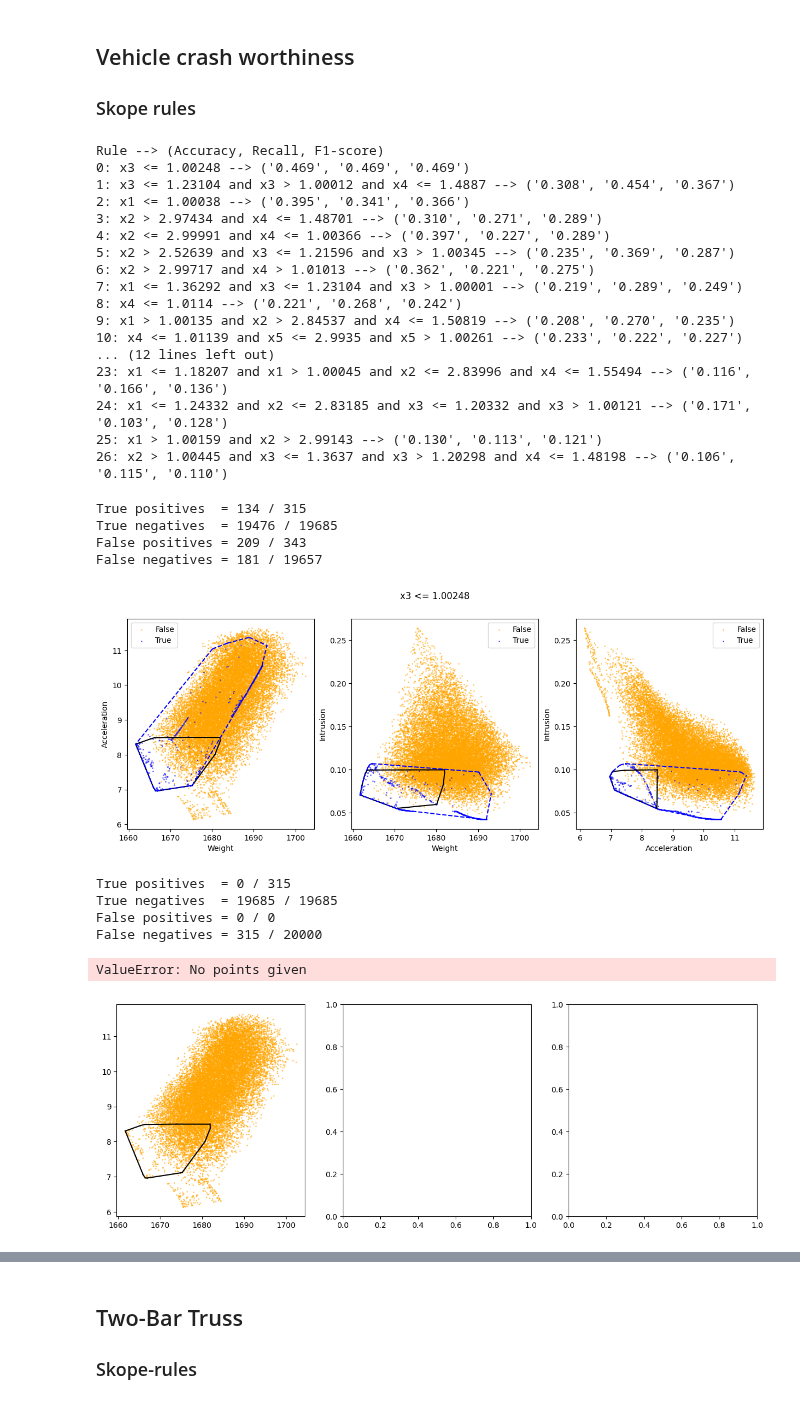
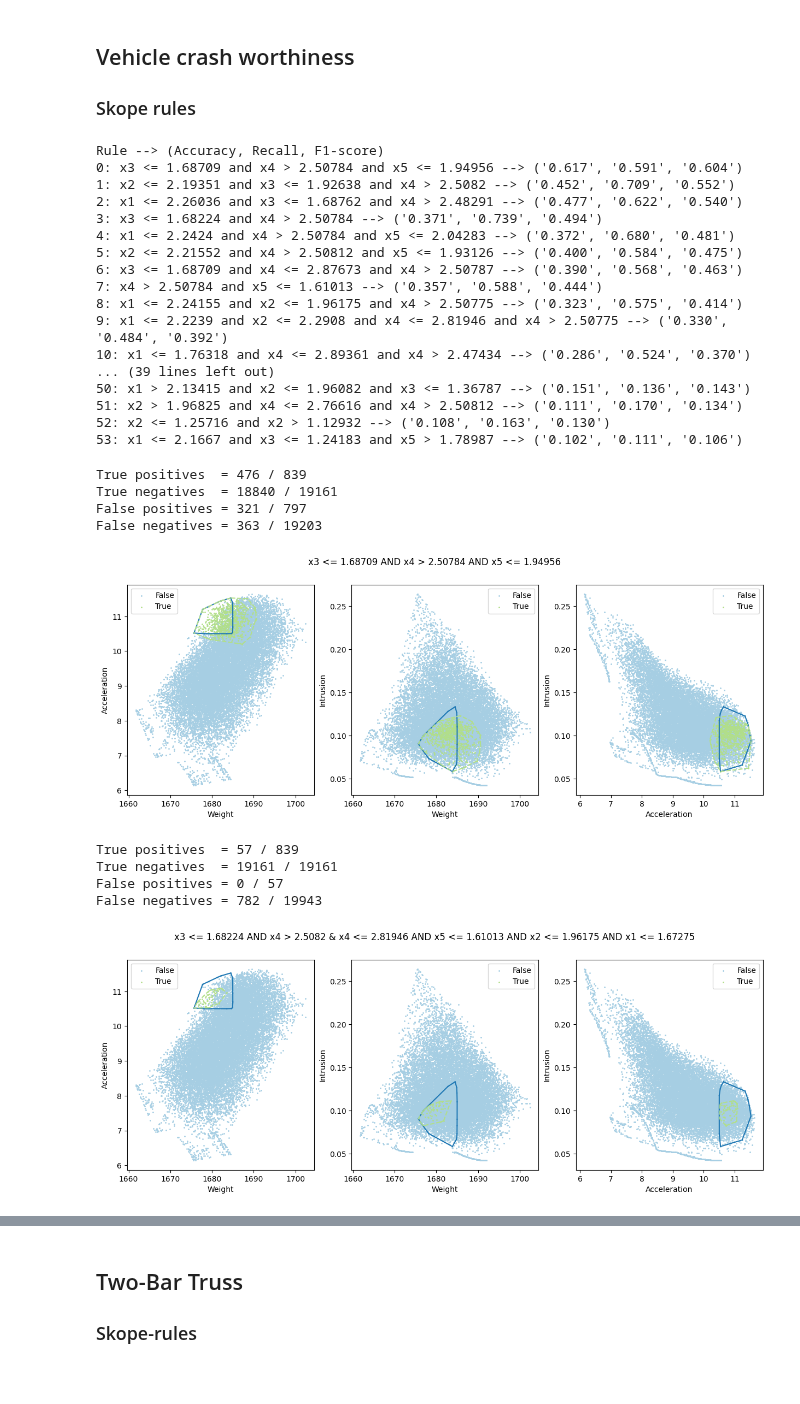
Before and after one commit to gialmisi/xaimoo-experiments, a Jupyter notebook: notebooks/Rule_showcase.ipynb, the cells around one changed output, grey strips where cells are left out. Cells and saved outputs as stored; diff of their text form; code cells hidden in the pictures.

Commit message:
Fixed bug with the contours of the rules.

```diff
--- a/notebooks/Rule_showcase.ipynb
+++ b/notebooks/Rule_showcase.ipynb
@@ -25,7 +25,7 @@ def plot_helper(rules, to_consider, df, obj_names, target_category):
 # %%
 df_crash, var_names, obj_names = label_vehicle_crash("../data/VehicleCrash.csv")
 
-target_category = 1
+target_category = 3
 
 skope_kwargs = {"max_depth": range(1, (len(var_names) + 1)*2),
                 "precision_min": 0.1,
@@ -42,36 +42,37 @@ classifier = train_skope_rules(df_crash, var_names, target_category, classifier_
 rules = index_rules(explain_skope_rules(classifier))
 # %% [output]
 Rule --> (Accuracy, Recall, F1-score)
-0: x3 <= 1.00248 --> ('0.469', '0.469', '0.469')
-1: x3 <= 1.23104 and x3 > 1.00012 and x4 <= 1.4887 --> ('0.308', '0.454', '0.367')
-2: x1 <= 1.00038 --> ('0.395', '0.341', '0.366')
-3: x2 > 2.97434 and x4 <= 1.48701 --> ('0.310', '0.271', '0.289')
-4: x2 <= 2.99991 and x4 <= 1.00366 --> ('0.397', '0.227', '0.289')
-5: x2 > 2.52639 and x3 <= 1.21596 and x3 > 1.00345 --> ('0.235', '0.369', '0.287')
-6: x2 > 2.99717 and x4 > 1.01013 --> ('0.362', '0.221', '0.275')
-7: x1 <= 1.36292 and x3 <= 1.23104 and x3 > 1.00001 --> ('0.219', '0.289', '0.249')
-8: x4 <= 1.0114 --> ('0.221', '0.268', '0.242')
-9: x1 > 1.00135 and x2 > 2.84537 and x4 <= 1.50819 --> ('0.208', '0.270', '0.235')
-10: x4 <= 1.01139 and x5 <= 2.9935 and x5 > 1.00261 --> ('0.233', '0.222', '0.227')
-... (12 lines left out)
-23: x1 <= 1.18207 and x1 > 1.00045 and x2 <= 2.83996 and x4 <= 1.55494 --> ('0.116', '0.166', '0.136')
-24: x1 <= 1.24332 and x2 <= 2.83185 and x3 <= 1.20332 and x3 > 1.00121 --> ('0.171', '0.103', '0.128')
-25: x1 > 1.00159 and x2 > 2.99143 --> ('0.130', '0.113', '0.121')
-26: x2 > 1.00445 and x3 <= 1.3637 and x3 > 1.20298 and x4 <= 1.48198 --> ('0.106', '0.115', '0.110')
+0: x3 <= 1.68709 and x4 > 2.50784 and x5 <= 1.94956 --> ('0.617', '0.591', '0.604')
+1: x2 <= 2.19351 and x3 <= 1.92638 and x4 > 2.5082 --> ('0.452', '0.709', '0.552')
+2: x1 <= 2.26036 and x3 <= 1.68762 and x4 > 2.48291 --> ('0.477', '0.622', '0.540')
+3: x3 <= 1.68224 and x4 > 2.50784 --> ('0.371', '0.739', '0.494')
+4: x1 <= 2.2424 and x4 > 2.50784 and x5 <= 2.04283 --> ('0.372', '0.680', '0.481')
+5: x2 <= 2.21552 and x4 > 2.50812 and x5 <= 1.93126 --> ('0.400', '0.584', '0.475')
+6: x3 <= 1.68709 and x4 <= 2.87673 and x4 > 2.50787 --> ('0.390', '0.568', '0.463')
+7: x4 > 2.50784 and x5 <= 1.61013 --> ('0.357', '0.588', '0.444')
+8: x1 <= 2.24155 and x2 <= 1.96175 and x4 > 2.50775 --> ('0.323', '0.575', '0.414')
+9: x1 <= 2.2239 and x2 <= 2.2908 and x4 <= 2.81946 and x4 > 2.50775 --> ('0.330', '0.484', '0.392')
+10: x1 <= 1.76318 and x4 <= 2.89361 and x4 > 2.47434 --> ('0.286', '0.524', '0.370')
+... (39 lines left out)
+50: x1 > 2.13415 and x2 <= 1.96082 and x3 <= 1.36787 --> ('0.151', '0.136', '0.143')
+51: x2 > 1.96825 and x4 <= 2.76616 and x4 > 2.50812 --> ('0.111', '0.170', '0.134')
+52: x2 <= 1.25716 and x2 > 1.12932 --> ('0.108', '0.163', '0.130')
+53: x1 <= 2.1667 and x3 <= 1.24183 and x5 > 1.78987 --> ('0.102', '0.111', '0.106')
 # %%
 plot_helper(rules, [0], df_crash, obj_names, target_category)
+plt.savefig('skope_crash_f2_best.pdf', format='pdf', bbox_inches='tight')
 # %% [output]
-True positives  = 134 / 315
-True negatives  = 19476 / 19685
-False positives = 209 / 343
-False negatives = 181 / 19657
+True positives  = 476 / 839
+True negatives  = 18840 / 19161
+False positives = 321 / 797
+False negatives = 363 / 19203
-[figure, old version]
+[figure, new version]
 # %%
-plot_helper(rules, range(5), df_crash, obj_names, target_category)
+plot_helper(rules, range(13), df_crash, obj_names, target_category)
+plt.savefig('skope_crash_f2_combined.pdf', format='pdf', bbox_inches='tight')
 # %% [output]
-True positives  = 0 / 315
-True negatives  = 19685 / 19685
-False positives = 0 / 0
-False negatives = 315 / 20000
+True positives  = 57 / 839
+True negatives  = 19161 / 19161
+False positives = 0 / 57
+False negatives = 782 / 19943
-ValueError: No points given
-[figure, old version]
+[figure, new version]
```
Also changed, not shown: parts of 6 cells of this notebook, 2 other files.
